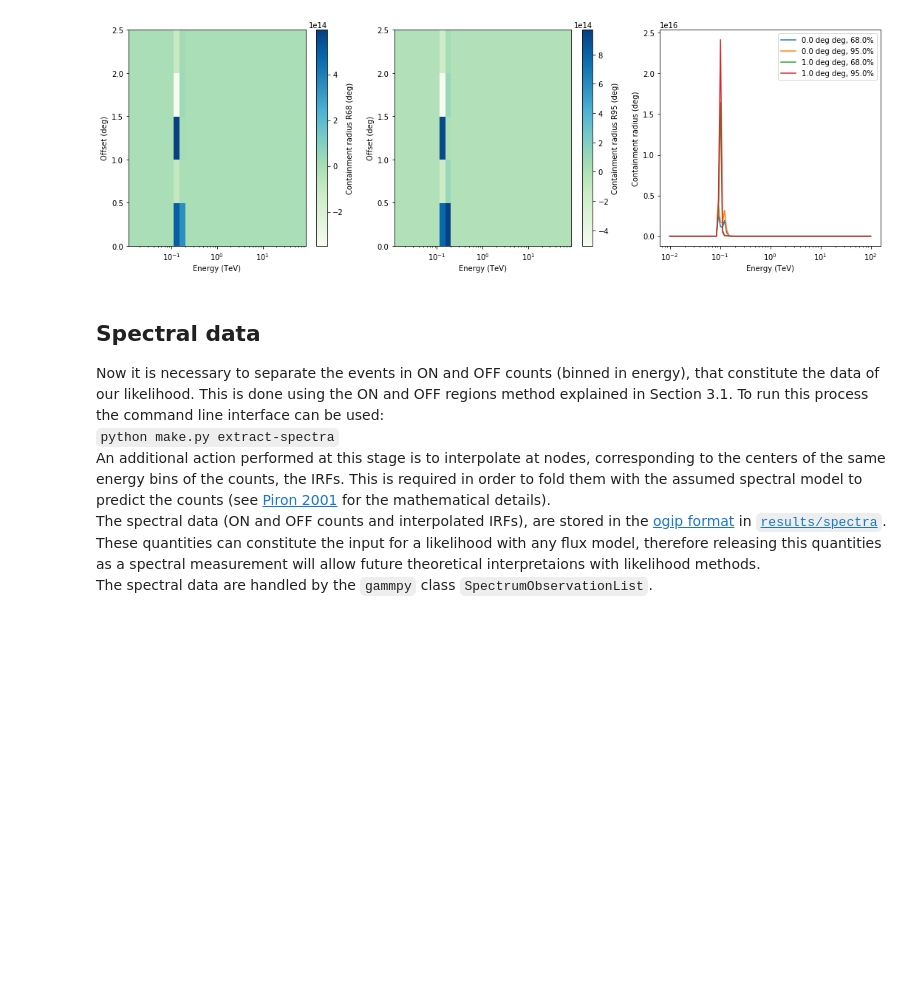
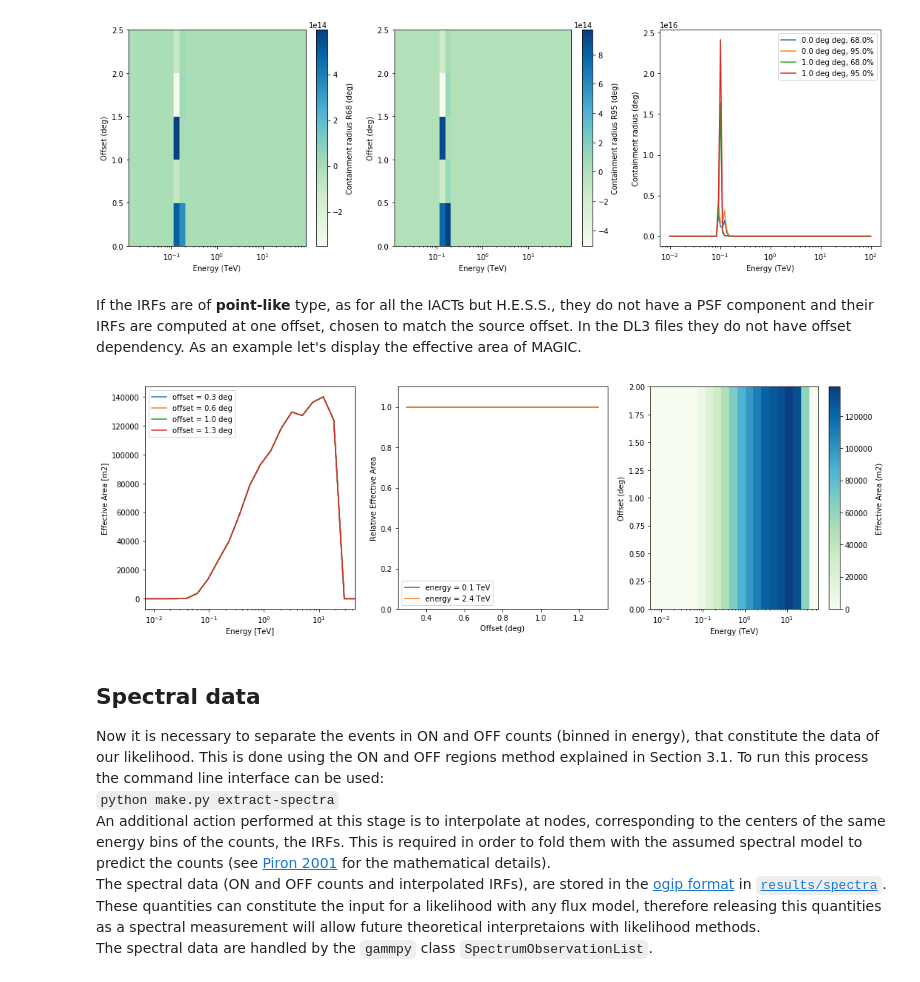
Before and after one commit to open-gamma-ray-astro/joint-crab, a Jupyter notebook: 1_data.ipynb, the cells around one changed output. Cells and saved outputs as stored; diff of their text form; code cells hidden in the pictures; blank space fills up the shorter version.

Commit message:
added point-like IRF in 1_data.ipynb

```diff
--- a/1_data.ipynb
+++ b/1_data.ipynb
@@ -135,6 +133,15 @@ psf = PSF3D.read(dl3_file, hdu="psf")
 psf.peek()
 # %% [output]
 [figure]
+# %% [markdown]
+If the IRFs are of **point-like** type, as for all the IACTs but H.E.S.S., they do not have a PSF component and their IRFs are computed at one offset, chosen to match the source offset.
+In the DL3 files they do not have offset dependency. As an example let's display the effective area of MAGIC.
+# %%
+dl3_file = "data/magic/run_05029748_DL3.fits"
+aeff = EffectiveAreaTable2D.read(dl3_file, hdu="EFFECTIVE AREA")
+aeff.peek()
+# %% [output]
+[figure, added]
 # %% [markdown]
 ## Spectral data
 Now it is necessary to separate the events in ON and OFF counts (binned in energy), that constitute the data of our likelihood. This is done using the ON and OFF regions method explained in Section 3.1. To run this process the command line interface can be used:
```
Also changed, not shown: parts of 1 cell of this notebook.
